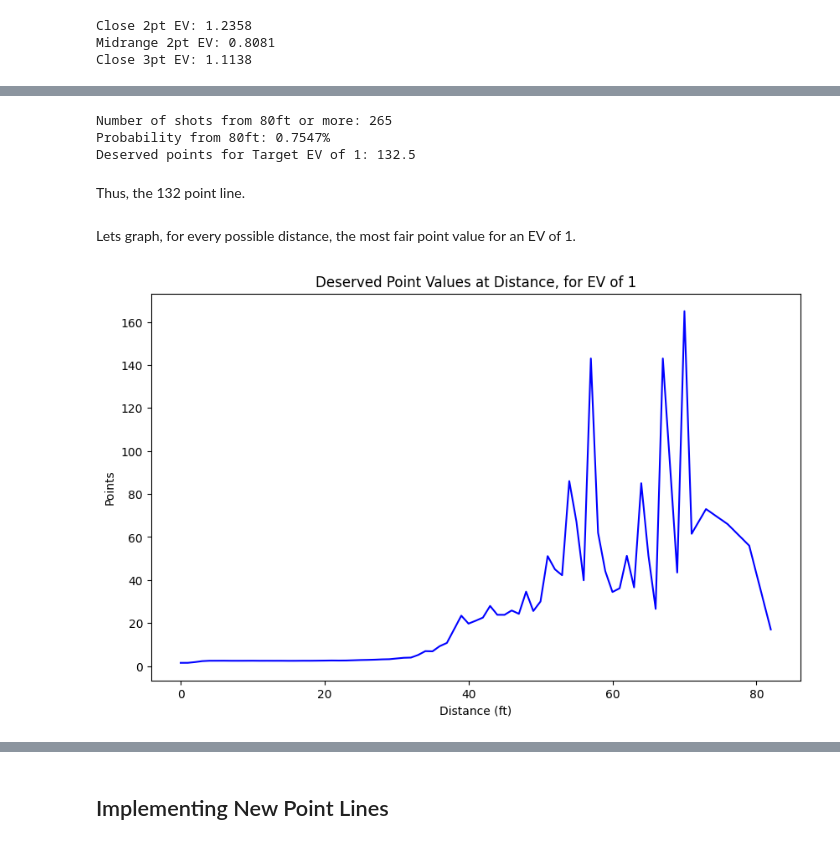
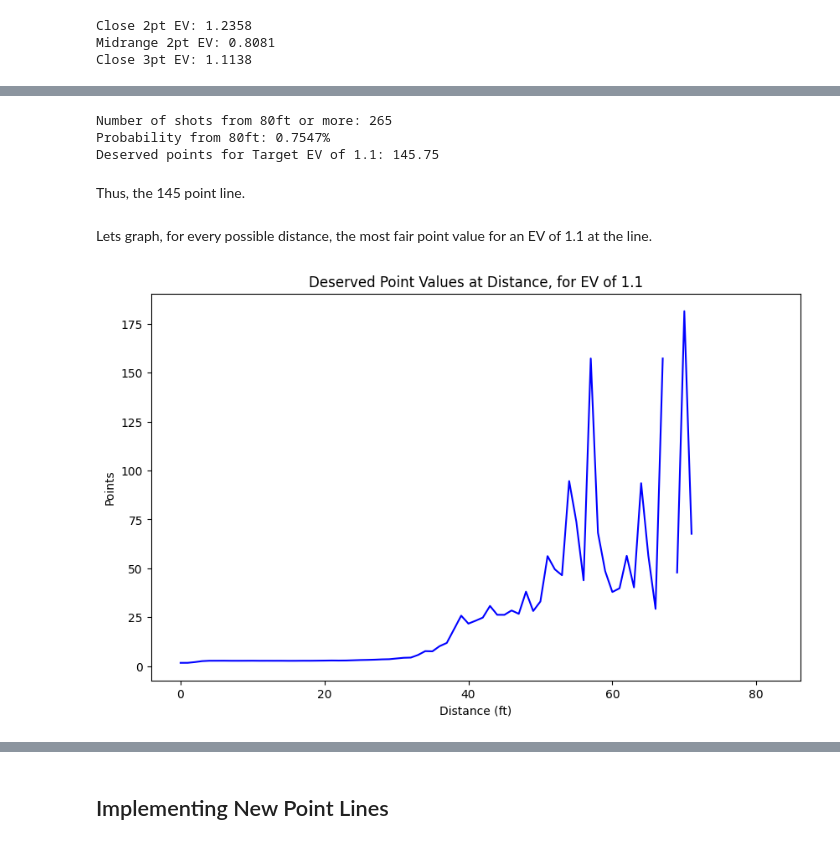
Before and after one commit to qghop/NBA-Re-Scoring, a Jupyter notebook: nba_re-scoring.ipynb, the cells around one changed output, grey strips where cells are left out. Drawn from its saved outputs; the diff is of its cells as text; code cells hidden in the pictures.

```diff
--- a/nba_re-scoring.ipynb
+++ b/nba_re-scoring.ipynb
@@ -111,11 +111,11 @@ For my experiment, I'm considering that to be not enough. I want each shot to be
 # %%
 # Checking the work for 4 point line
-target_EV = 1
+target_EV = 1.1
 deserved_points = 4
 best_diff = 999
 best_dist = -1
 for dist in range(0, 95):
-    current_EV = u.calculate_shot_probability(df, dist, 200) * deserved_points
+    current_EV = u.calculate_shot_probability(df, dist, dist) * deserved_points
     diff = abs(current_EV - target_EV)
     if diff < best_diff:
         best_diff = diff
@@ -137,29 +137,29 @@ eighty_num_shots = u.calculate_num_shots(df, 80, 200)
 print(f"Number of shots from 80ft or more: {eighty_num_shots}")
 eightyft_shot_prob = u.calculate_shot_probability(df, 80, 200)
 print(f"Probability from 80ft: {eightyft_shot_prob*100:.4f}%")
-targetEV = 1
+targetEV = 1.1
 eightyft_points = targetEV / eightyft_shot_prob
 print(f"Deserved points for Target EV of {targetEV}: {eightyft_points}")
 # %% [output]
 Number of shots from 80ft or more: 265
 Probability from 80ft: 0.7547%
-Deserved points for Target EV of 1: 132.5
+Deserved points for Target EV of 1.1: 145.75
 # %% [markdown]
-Thus, the 132 point line.
+Thus, the 145 point line.
 # %% [markdown]
-Lets graph, for every possible distance, the most fair point value for an EV of 1.
+Lets graph, for every possible distance, the most fair point value for an EV of 1.1 at the line.
 # %%
-EV = 1
+EV = 1.1
 points_per_distance = {}
 for dist in range(0,95):
     deserved_points = u.get_deserved_points(df, dist, dist, EV, False)
     if deserved_points > 0:
         points_per_distance[dist] = deserved_points
 plt.figure(figsize=(10,6))
 plt.plot(list(points_per_distance.keys()), list(points_per_distance.values()), color='b')
 plt.title(f"Deserved Point Values at Distance, for EV of {EV}")
 plt.xlabel("Distance (ft)")
 plt.ylabel("Points")
 plt.show()
 # %% [output]
-[figure, old version]
+[figure, new version]
```
Also changed, not shown: parts of 10 cells of this notebook.
